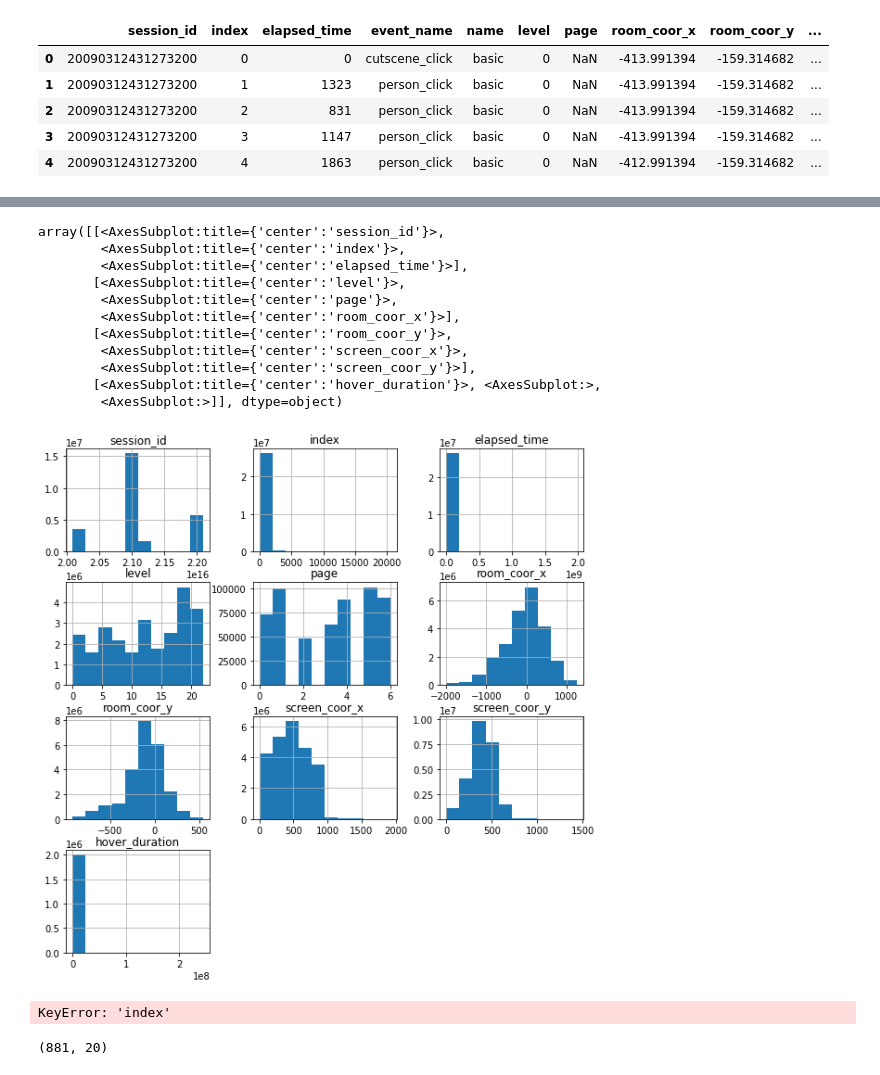
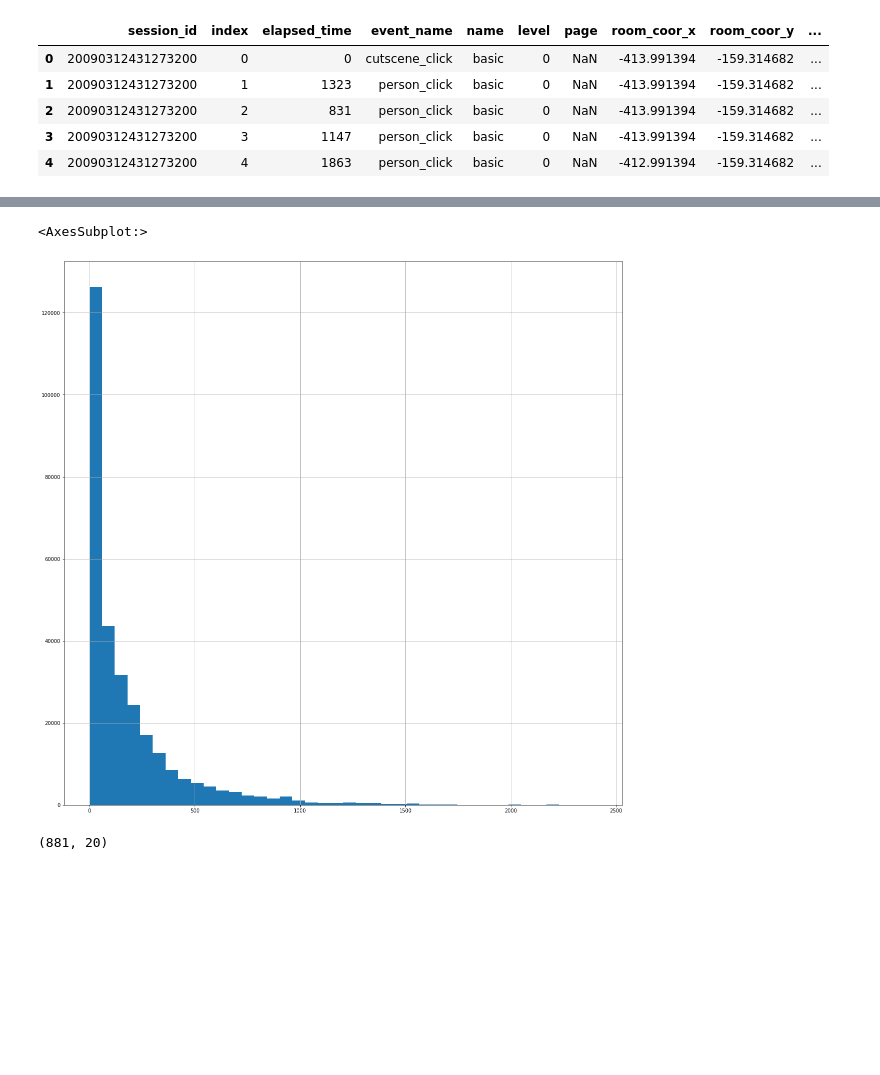
Before and after one commit to Kaggle-Project-TUC-DS/student-performance, a Jupyter notebook: notebooks/playing_with_the_data.ipynb, the cells around one changed output, grey strips where cells are left out. Saved outputs shown, nothing was run; the diff lists cells and outputs as text; code cells hidden in the pictures; blank space fills up the shorter version.

Commit message:
get adding_euclid_distance_variable to work

```diff
--- a/notebooks/playing_with_the_data.ipynb
+++ b/notebooks/playing_with_the_data.ipynb
@@ -32,7 +32,13 @@ dtypes={
     'music':'category',
     'level_group':'category'}
 
-dataset_df = pd.read_csv('data/raw/train.csv', dtype=dtypes)
+dataset_df = pd.read_csv('data/raw/train.csv', nrows=300000,dtype=dtypes)
+# %%
+# Wähle die ersten 200 Zeilen aus
+subset_df = dataset_df.head(300000)
+
+# Schreibe die ausgewählten Zeilen in eine neue CSV-Datei
+subset_df.to_csv('data/processed/subset.csv', index=False)
 # %%
 dataset_df.head(5)
 # %% [output]
@@ -77,15 +104,2 @@ dataset_df.describe()
 # %%
-dataset_df.hist(figsize=(10,10))
+#subset_df.hist(figsize=(10,10))
-# %% [output]
-array([[<AxesSubplot:title={'center':'session_id'}>,
-        <AxesSubplot:title={'center':'index'}>,
-        <AxesSubplot:title={'center':'elapsed_time'}>],
-       [<AxesSubplot:title={'center':'level'}>,
-        <AxesSubplot:title={'center':'page'}>,
-        <AxesSubplot:title={'center':'room_coor_x'}>],
-       [<AxesSubplot:title={'center':'room_coor_y'}>,
-        <AxesSubplot:title={'center':'screen_coor_x'}>,
-        <AxesSubplot:title={'center':'screen_coor_y'}>],
-       [<AxesSubplot:title={'center':'hover_duration'}>, <AxesSubplot:>,
-        <AxesSubplot:>]], dtype=object)
-[figure, removed]
@@ -92,13 +108,14 @@ array([[<AxesSubplot:title={'center':'session_id'}>,
 # %%
 import data_preprocessing_martin as dps
 
-df_dps = dps.adding_new_variables(dataset_df)
+subset_df = dps.adding_new_variables(subset_df)
+subset_df = dps.adding_euclid_distance_variable(subset_df)
 
-df_dps = dps.feature_engineer_steve(df_dps)
+#subset_df = dps.feature_engineer_steve(subset_df)
-# %%
-import data_preprocessing_martin as dps
-df_dps = dps.adding_distance_variable(df_dps)
-# %% [output]
-KeyError: 'index'
+# %%
+subset_df['distance_clicks'].hist(figsize=(20,20),bins=40)
+# %% [output]
+<AxesSubplot:>
+[figure, added]
 # %%
 # looking at only one session
```
Also changed, not shown: parts of 8 cells of this notebook, 1 other file.
